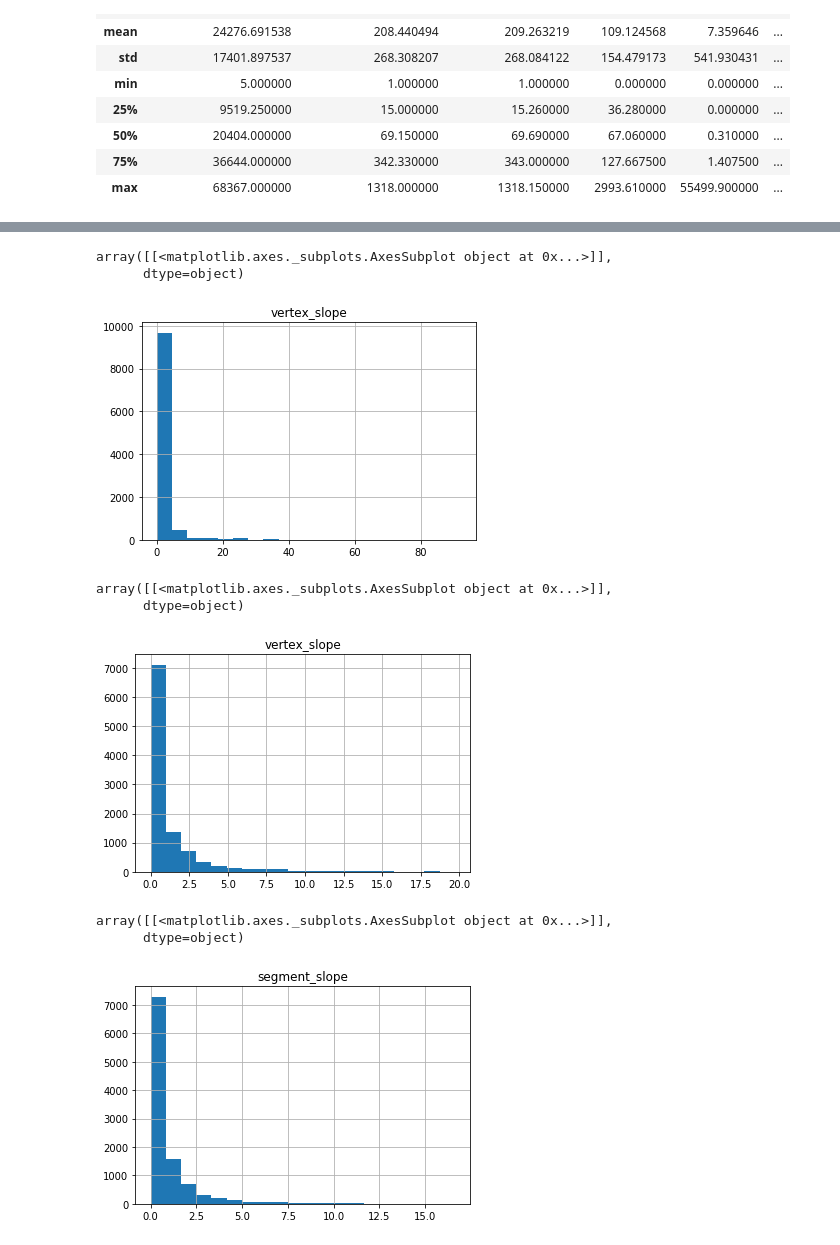
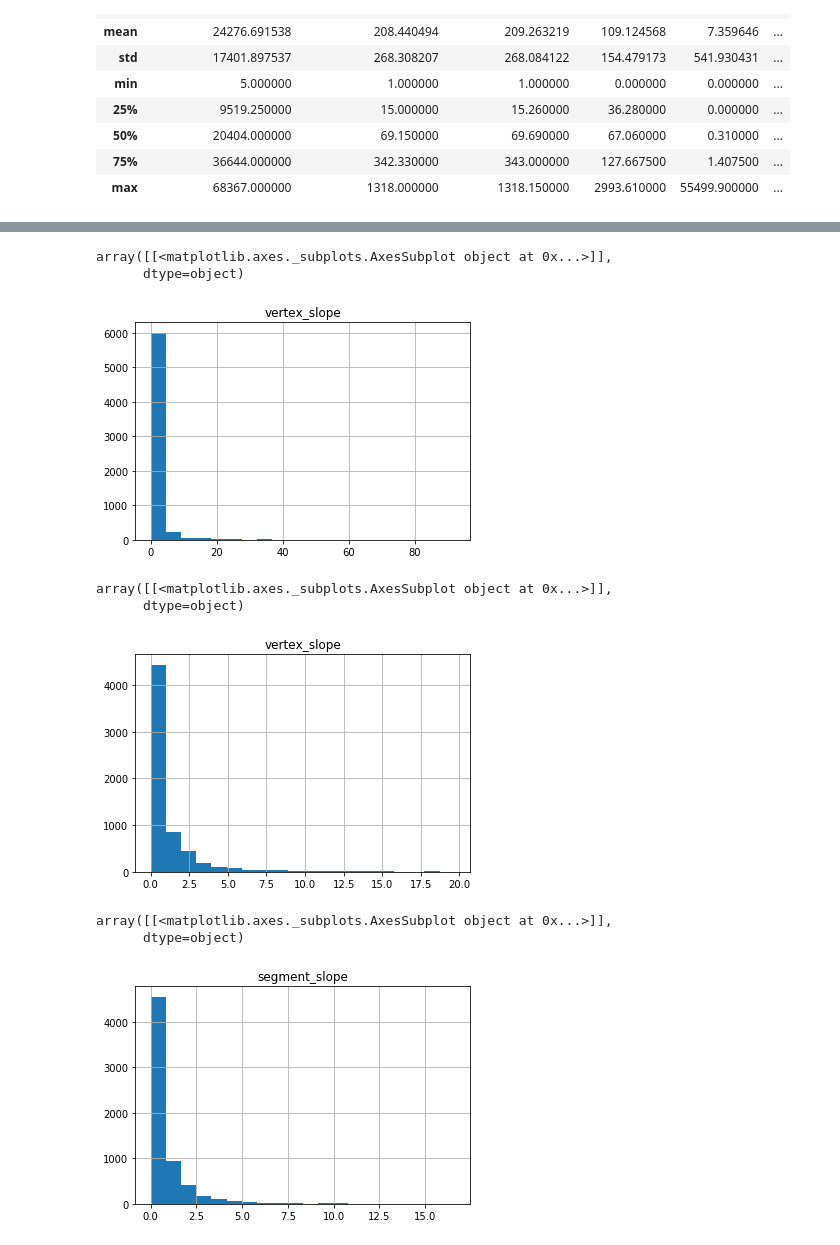
Before and after one commit to smnorris/bcfishobs_spp-by-slope, a Jupyter notebook: notebooks/Observations_species_slope.ipynb, the cells around one changed output, grey strips where cells are left out. Drawn from its saved outputs; the diff is of its cells as text; code cells hidden in the pictures.

Commit message:
report on unique points

```diff
--- a/notebooks/Observations_species_slope.ipynb
+++ b/notebooks/Observations_species_slope.ipynb
@@ -2,12 +2,14 @@
 %matplotlib inline
 
 import pandas
+import seaborn
 
 import pgdata
 
 db = pgdata.connect()
 
-# get salmon records that aren't in waterbodies
+# Get all salmon records that aren't in waterbodies
+# This returns a record for every location/species combination
 sql = """SELECT
            fish_obsrvtn_distinct_id,
            edge_description,
@@ -27,5 +29,5 @@ sql = """SELECT
          AND species_code IN ('CH', 'CM', 'CO', 'PK', 'SK')
          ORDER BY fish_obsrvtn_distinct_id, species_code
 """
-df = pandas.read_sql_query(sql, db.engine)
+all_spp = pandas.read_sql_query(sql, db.engine)
 # %%
@@ -49,3 +51,7 @@ df.describe()
 | 50% | 20404.000000 | 69.150000 | 69.690000 | 67.060000 | 0.310000 | ... |
 | 75% | 36644.000000 | 342.330000 | 343.000000 | 127.667500 | 1.407500 | ... |
 | max | 68367.000000 | 1318.000000 | 1318.150000 | 2993.610000 | 55499.900000 | ... |
+# %%
+# describing the unique observations that we are working with is probably more valuable
+unique_pts = all_spp.drop_duplicates('fish_obsrvtn_distinct_id')
+unique_pts.describe()
@@ -52,23 +74,22 @@ df.describe()
 # %%
 # histogram of slopes between vertexes where slope < 100%
-
-df[df['vertex_slope'] < 100].hist(column='vertex_slope', bins=20)
+unique_pts[unique_pts['vertex_slope'] < 100].hist(column='vertex_slope', bins=20)
 # %% [output]
 array([[<matplotlib.axes._subplots.AxesSubplot object at 0x...>]],
       dtype=object)
-[figure, old version]
+[figure, new version]
 # %%
 # histogram of slopes between vertexes where slope < 20%
-df[df['vertex_slope'] < 20].hist(column='vertex_slope', bins=20)
+unique_pts[unique_pts['vertex_slope'] < 20].hist(column='vertex_slope', bins=20)
 # %% [output]
 array([[<matplotlib.axes._subplots.AxesSubplot object at 0x...>]],
       dtype=object)
-[figure, old version]
+[figure, new version]
 # %%
 # histogram of segment slopes where slope < 20%
-df[df['segment_slope'] < 20].hist(column='segment_slope', bins=20)
+unique_pts[unique_pts['segment_slope'] < 20].hist(column='segment_slope', bins=20)
 # %% [output]
 array([[<matplotlib.axes._subplots.AxesSubplot object at 0x...>]],
       dtype=object)
-[figure, old version]
+[figure, new version]
 # %%
```
Also changed, not shown: parts of 11 cells of this notebook.
